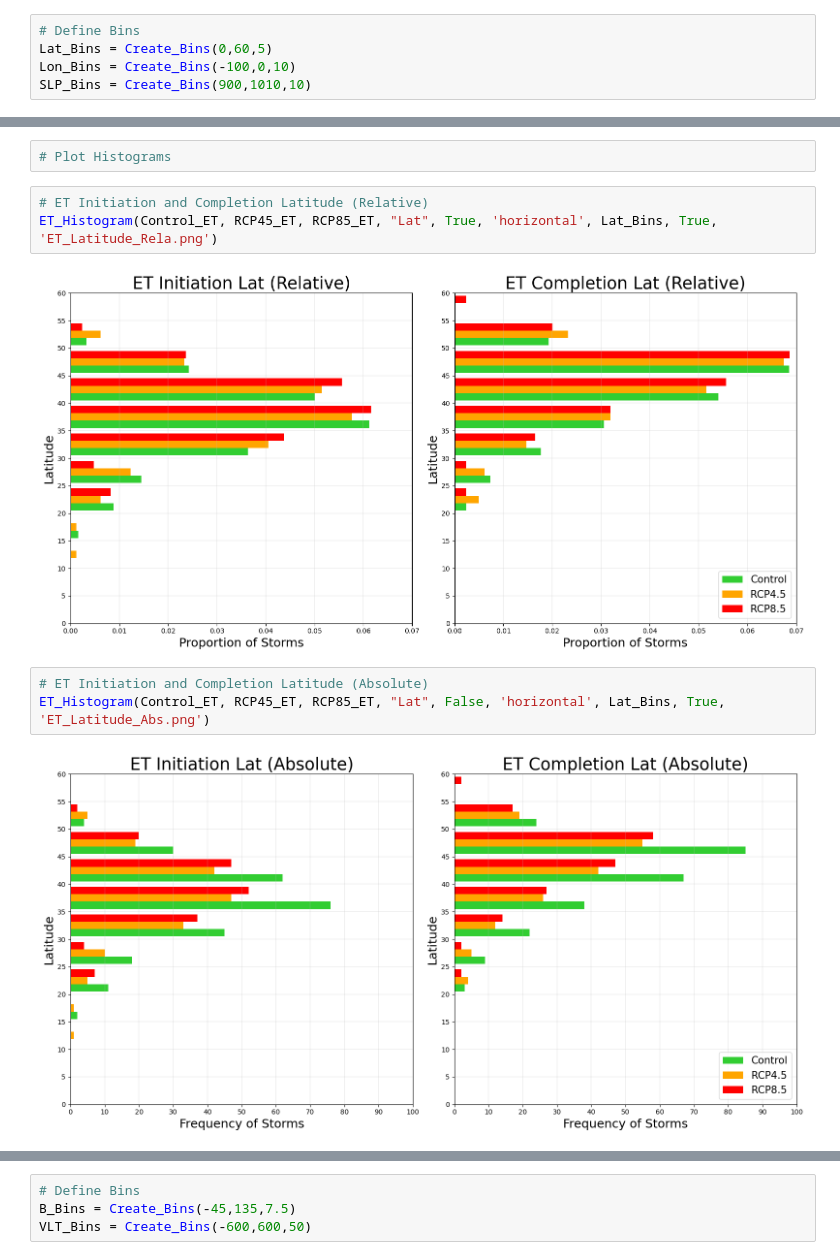
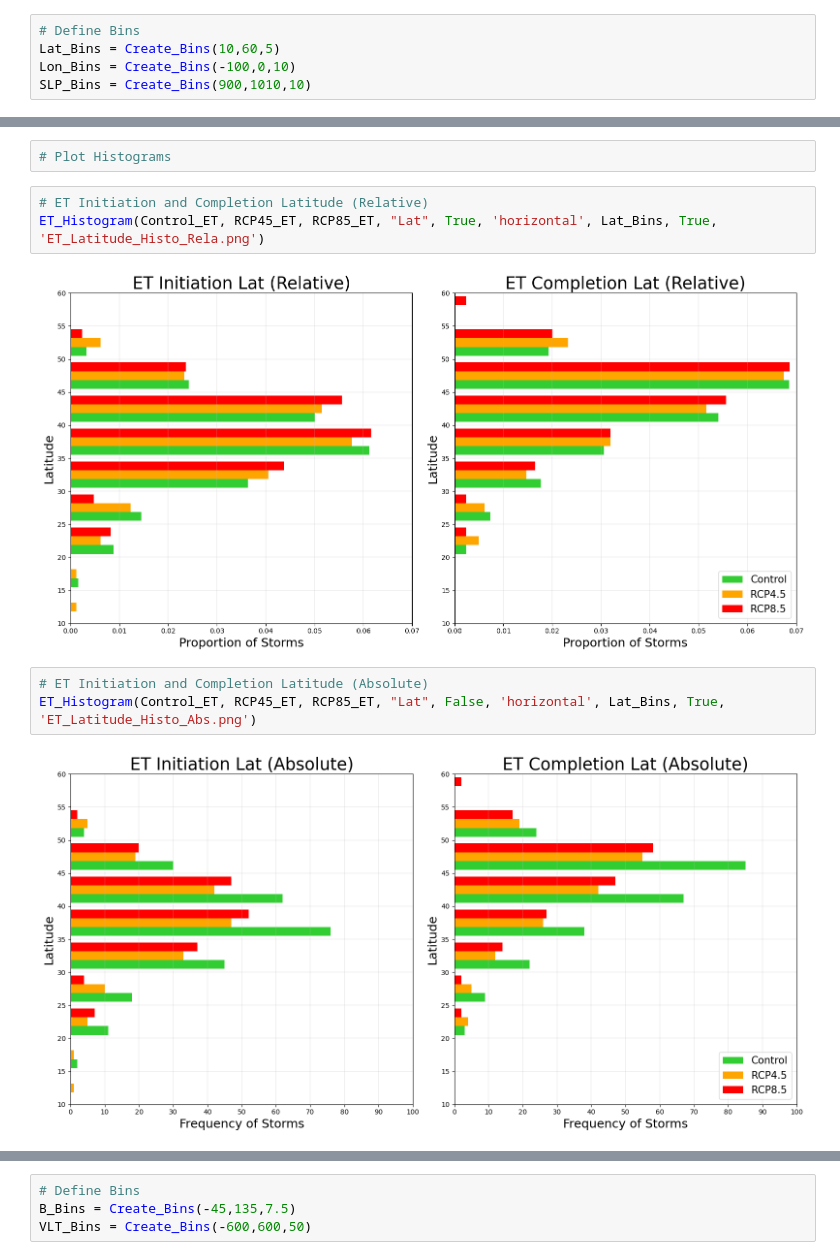
Before and after one commit to Luigi728/ExtraTrack_Github, a Jupyter notebook: RCP_Analysis/RCP_Analysis_V6.5.2.ipynb, the cells around one changed output, grey strips where cells are left out. Saved outputs shown, nothing was run; the diff lists cells and outputs as text.

```diff
--- a/RCP_Analysis/RCP_Analysis_V6.5.2.ipynb
+++ b/RCP_Analysis/RCP_Analysis_V6.5.2.ipynb
@@ -75,7 +75,7 @@ RCP45_Data, RCP45_ET, RCP45_Codes = Files_Open("RCP45", Diri)
 RCP85_Data, RCP85_ET, RCP85_Codes = Files_Open("RCP85", Diri)
 # %%
 # Define Bins
-Lat_Bins = Create_Bins(0,60,5)
+Lat_Bins = Create_Bins(10,60,5)
 Lon_Bins = Create_Bins(-100,0,10)
 SLP_Bins = Create_Bins(900,1010,10)
 # %%
@@ -162,13 +164,13 @@ def ET_Histo_Formatting(Var, Rela, Orient, Bins, Title1):
 # Plot Histograms
 # %%
 # ET Initiation and Completion Latitude (Relative)
-ET_Histogram(Control_ET, RCP45_ET, RCP85_ET, "Lat", True, 'horizontal', Lat_Bins, True, 'ET_Latitude_Rela.png')
+ET_Histogram(Control_ET, RCP45_ET, RCP85_ET, "Lat", True, 'horizontal', Lat_Bins, True, 'ET_Latitude_Histo_Rela.png')
 # %% [output]
-[figure, old version]
+[figure, new version]
 # %%
 # ET Initiation and Completion Latitude (Absolute)
-ET_Histogram(Control_ET, RCP45_ET, RCP85_ET, "Lat", False, 'horizontal', Lat_Bins, True, 'ET_Latitude_Abs.png')
+ET_Histogram(Control_ET, RCP45_ET, RCP85_ET, "Lat", False, 'horizontal', Lat_Bins, True, 'ET_Latitude_Histo_Abs.png')
 # %% [output]
-[figure, old version]
+[figure, new version]
 # %%
 # ET Initiation and Completion Longitude (Relative)
```
Also changed, not shown: parts of 7 cells of this notebook, 36 other files.
